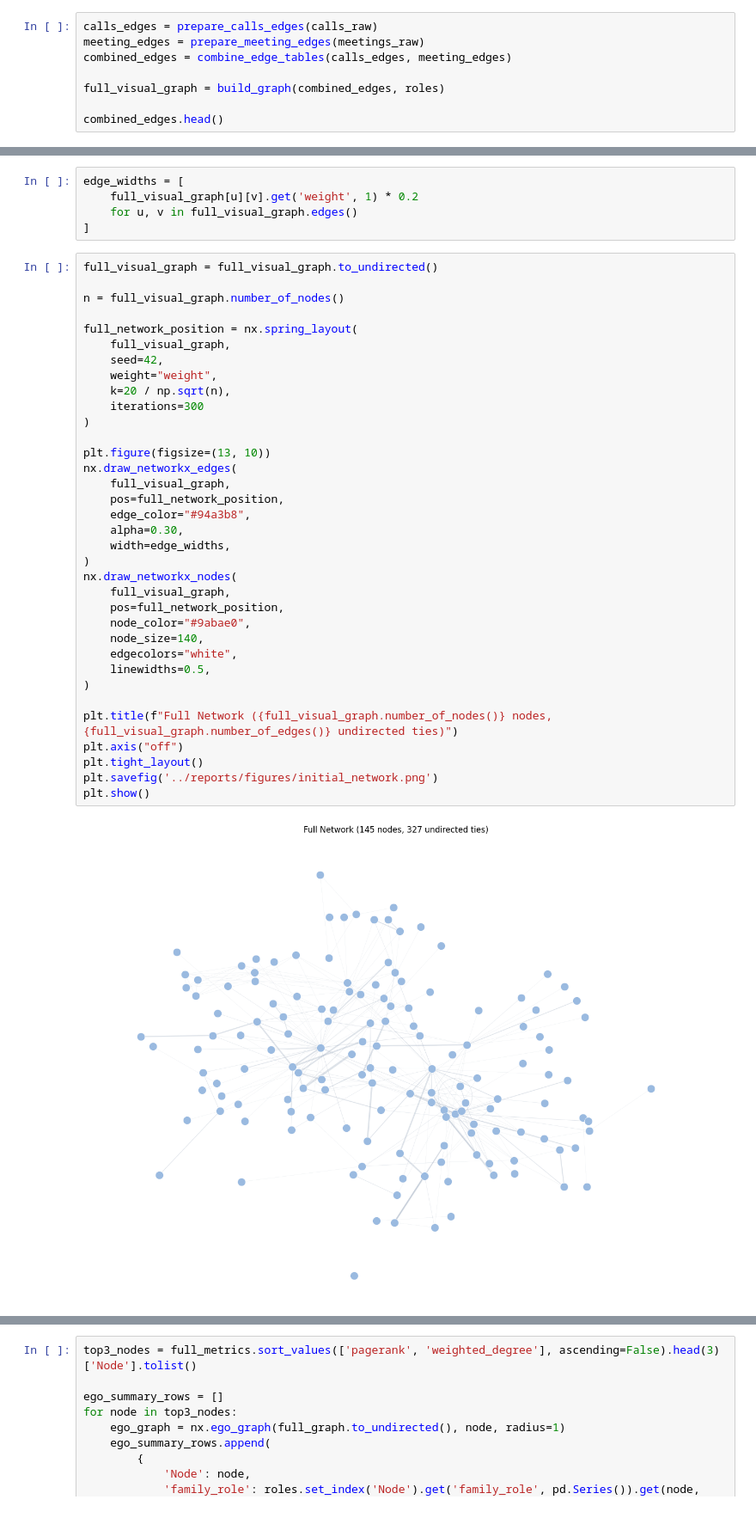
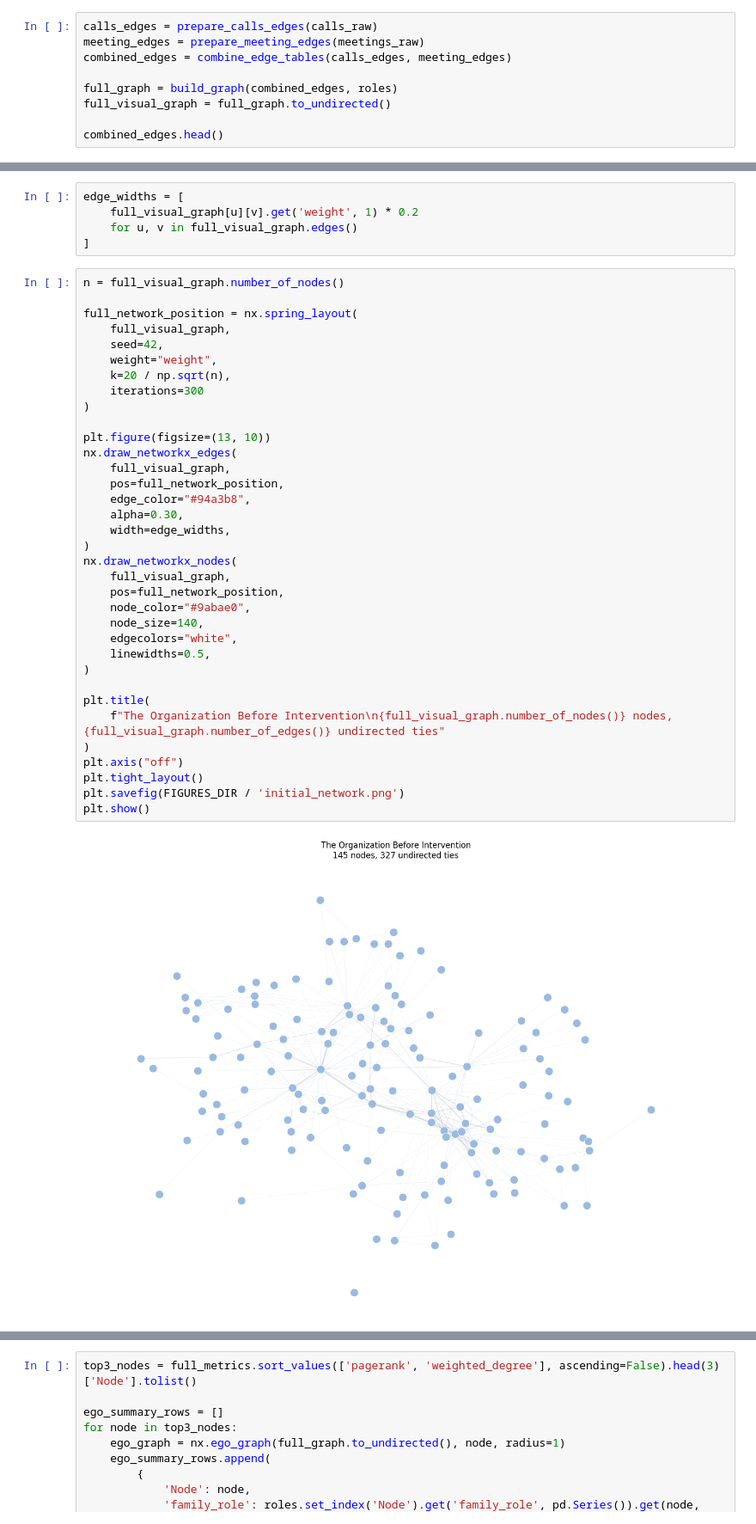
Before and after one commit to ignaciovadillos/The-Sicilian-Mafia---Network-Analysis, a Jupyter notebook: src/full_network_analysis.ipynb, the cells around one changed output, grey strips where cells are left out. Shown at 86% size. Saved outputs shown, nothing was run; the diff lists cells and outputs as text.

```diff
--- a/src/full_network_analysis.ipynb
+++ b/src/full_network_analysis.ipynb
@@ -250,7 +249,8 @@ calls_edges = prepare_calls_edges(calls_raw)
 meeting_edges = prepare_meeting_edges(meetings_raw)
 combined_edges = combine_edge_tables(calls_edges, meeting_edges)
 
-full_visual_graph = build_graph(combined_edges, roles)
+full_graph = build_graph(combined_edges, roles)
+full_visual_graph = full_graph.to_undirected()
 
 combined_edges.head()
 # %% [output]
@@ -326,40 +326,40 @@ edge_widths = [
     for u, v in full_visual_graph.edges()
 ]
 # %%
-full_visual_graph = full_visual_graph.to_undirected()
-
 n = full_visual_graph.number_of_nodes()
 
 full_network_position = nx.spring_layout(
     full_visual_graph,
     seed=42,
     weight="weight",
     k=20 / np.sqrt(n),
     iterations=300
 )
 
 plt.figure(figsize=(13, 10))
 nx.draw_networkx_edges(
     full_visual_graph,
     pos=full_network_position,
     edge_color="#94a3b8",
     alpha=0.30,
     width=edge_widths,
 )
 nx.draw_networkx_nodes(
     full_visual_graph,
     pos=full_network_position,
     node_color="#9abae0",
     node_size=140,
     edgecolors="white",
     linewidths=0.5,
 )
 
-plt.title(f"Full Network ({full_visual_graph.number_of_nodes()} nodes, {full_visual_graph.number_of_edges()} undirected ties)")
+plt.title(
+    f"The Organization Before Intervention\n{full_visual_graph.number_of_nodes()} nodes, {full_visual_graph.number_of_edges()} undirected ties"
+)
 plt.axis("off")
 plt.tight_layout()
-plt.savefig('../reports/figures/initial_network.png')
+plt.savefig(FIGURES_DIR / 'initial_network.png')
 plt.show()
 # %% [output]
-[figure, old version]
+[figure, new version]
 # %% [markdown]
```
Also changed, not shown: parts of 32 cells of this notebook, 16 other files.
